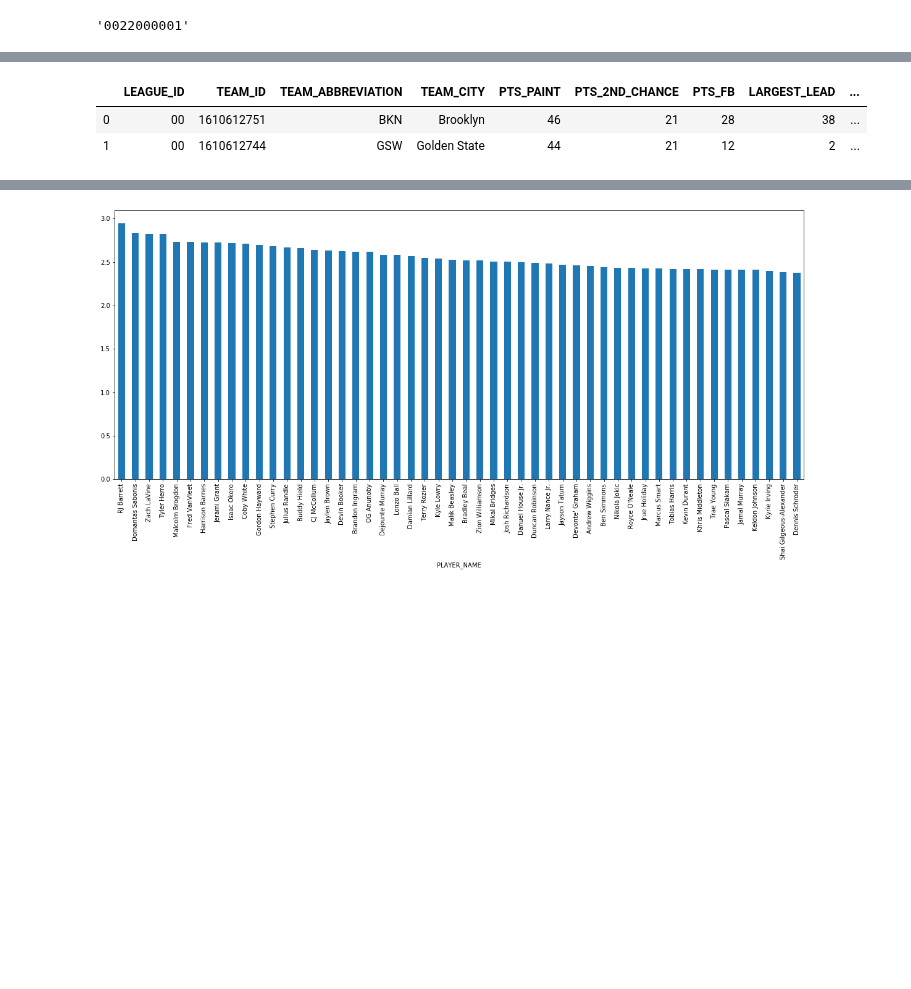
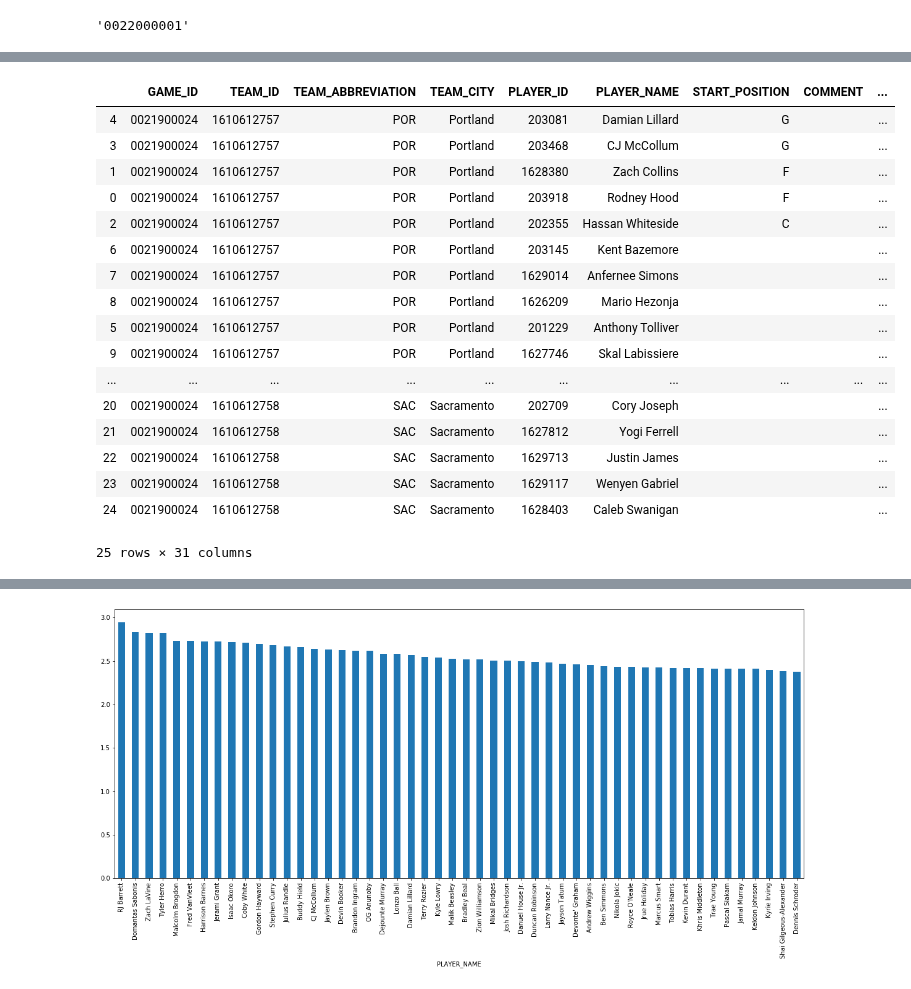
Before and after one commit to jnish23/NBA_Model, a Jupyter notebook: Exploring NBA_api.ipynb, the cells around one changed output, grey strips where cells are left out. Saved outputs shown, nothing was run; the diff lists cells and outputs as text; code cells hidden in the pictures; blank space fills up the shorter version.

```diff
--- a/Exploring NBA_api.ipynb
+++ b/Exploring NBA_api.ipynb
@@ -127,5 +98,5 @@ Series([], Name: id, dtype: int64)
 # %%
-game_ids_2020 = gamelogs['GAME_ID'].values
+game_ids_2019 = gamelogs['GAME_ID'].values
 # %%
 boxscoresummaryv2.BoxScoreSummaryV2(game_ids_2020[0]).get_data_frames()[5]
 # %% [output]
@@ -303,7 +274,41 @@ boxscore_misc_team.groupby(['TEAM_NAME'])[cols].mean().sort_values(['PTS_2ND_CHA
 | Pistons | 19.090909 | 15.363636 | 9.272727 | 44.909091 | 15.909091 | 11.727273 | 12.818182 | ... |
 | Lakers | 16.076923 | 15.769231 | 15.692308 | 49.384615 | 17.538462 | 11.846154 | 12.615385 | ... |
 | Hawks | 16.100000 | 16.800000 | 11.600000 | 44.400000 | 14.700000 | 12.200000 | 10.100000 | ... |
+# %%
+import numpy as np
+player_boxscores = boxscoreadvancedv2.BoxScoreAdvancedV2(game_id=game_id, end_period=period).get_data_frames()[0]
+player_boxscores['MIN'] = pd.to_datetime(player_boxscores['MIN'], format='%M:%S')
+player_boxscores['MIN'] = pd.DatetimeIndex(player_boxscores['MIN']).minute + pd.DatetimeIndex(player_boxscores['MIN']).second / 60
+
+player_boxscores.sort_values(['TEAM_ABBREVIATION', 'MIN'], ascending=[True, False], inplace=True)
+
+stats = player_boxscores.columns[10:]
+
+
+player_boxscores
+# %% [output]
+|  | GAME_ID | TEAM_ID | TEAM_ABBREVIATION | TEAM_CITY | PLAYER_ID | PLAYER_NAME | START_POSITION | COMMENT | ... |
+| 4 | 0021900024 | 1610612757 | POR | Portland | 203081 | Damian Lillard | G |  | ... |
+| 3 | 0021900024 | 1610612757 | POR | Portland | 203468 | CJ McCollum | G |  | ... |
+| 1 | 0021900024 | 1610612757 | POR | Portland | 1628380 | Zach Collins | F |  | ... |
+| 0 | 0021900024 | 1610612757 | POR | Portland | 203918 | Rodney Hood | F |  | ... |
+| 2 | 0021900024 | 1610612757 | POR | Portland | 202355 | Hassan Whiteside | C |  | ... |
+| 6 | 0021900024 | 1610612757 | POR | Portland | 203145 | Kent Bazemore |  |  | ... |
+| 7 | 0021900024 | 1610612757 | POR | Portland | 1629014 | Anfernee Simons |  |  | ... |
+| 8 | 0021900024 | 1610612757 | POR | Portland | 1626209 | Mario Hezonja |  |  | ... |
+| 5 | 0021900024 | 1610612757 | POR | Portland | 201229 | Anthony Tolliver |  |  | ... |
+| 9 | 0021900024 | 1610612757 | POR | Portland | 1627746 | Skal Labissiere |  |  | ... |
+| ... | ... | ... | ... | ... | ... | ... | ... | ... | ... |
+| 20 | 0021900024 | 1610612758 | SAC | Sacramento | 202709 | Cory Joseph |  |  | ... |
+| 21 | 0021900024 | 1610612758 | SAC | Sacramento | 1627812 | Yogi Ferrell |  |  | ... |
+| 22 | 0021900024 | 1610612758 | SAC | Sacramento | 1629713 | Justin James |  |  | ... |
+| 23 | 0021900024 | 1610612758 | SAC | Sacramento | 1629117 | Wenyen Gabriel |  |  | ... |
+| 24 | 0021900024 | 1610612758 | SAC | Sacramento | 1628403 | Caleb Swanigan |  |  | ... |
+25 rows × 31 columns
 # %%
+from nba_api.stats.static import players, teams
+from nba_api.stats.endpoints import leaguegamelog
+from nba_api.stats.endpoints import playergamelogs
 from nba_api.stats.endpoints import boxscoreadvancedv2
 from nba_api.stats.endpoints import boxscorefourfactorsv2
 from nba_api.stats.endpoints import boxscoremiscv2
@@ -314,11 +319,27 @@ from nba_api.stats.endpoints import boxscorescoringv2
 from nba_api.stats.endpoints import boxscorematchups
 from nba_api.stats.endpoints import boxscoretraditionalv2
 from nba_api.stats.endpoints import boxscoresummaryv2
+from nba_api.stats.endpoints import leaguedashplayershotlocations
+from nba_api.stats.endpoints import leaguedashplayerclutch
+from nba_api.stats.endpoints import hustlestatsboxscore
+from nba_api.stats.endpoints import leaguedashoppptshot
+from nba_api.stats.endpoints import leaguedashplayerptshot
+from nba_api.stats.endpoints import leaguedashptdefend
+# def get_data():
 
 period = 0   # All
-game_id = game_ids_2020[0]
-# Player [0] or Team [1] Stats
-# boxscoreadvancedv2.BoxScoreAdvancedV2(game_id=game_id, end_period=period).get_data_frames()[0]
+season = '2019-20'
+
+gamelogs = leaguegamelog.LeagueGameLog(season=season).get_data_frames()[0]
+
+game_ids = gamelogs['GAME_ID'].unique()
+
+
+# for game_id in game_ids:
+# # Player [0] or Team [1] Stats
+# player_advanced_boxscores = []
+# team_advanced_boxscores = []
+# player_boxscores = boxscoreadvancedv2.BoxScoreAdvancedV2(game_id=game_id, end_period=period).get_data_frames()[0]
 
 # Player [0] or Team [1] Stats
 # boxscorefourfactorsv2.BoxScoreFourFactorsV2(game_id=game_id, end_period=period).get_data_frames()[0]
@@ -342,8 +363,12 @@ game_id = game_ids_2020[0]
 # boxscoretraditionalv2.BoxScoreTraditionalV2(game_id=game_id).get_data_frames()[1]
 
 # [1]: PTS_PAINT, PTS_2ND_CHANCE, PTS_FB etc, [5]: LineScore (pts by quarter)
-boxscoresummaryv2.BoxScoreSummaryV2(game_id=game_id).get_data_frames()[1]
+# boxscoresummaryv2.BoxScoreSummaryV2(game_id=game_id).get_data_frames()[1]
+
+# Player [2] Hustle Box Score Stats and Team [3] Hustle Box Score Stats
+# hustlestatsboxscore.HustleStatsBoxScore(game_id=game_ids[0]).get_data_frames()[2]
+
+
+# leaguedashoppptshot.LeagueDashOppPtShot(per_mode_simple='PerGame', season=season,).get_data_frames()[0]
+
+# leaguedashptdefend.LeagueDashPtDefend(season=season, date_to_nullable='2019-11-12').get_data_frames()[0]
-# %% [output]
-|  | LEAGUE_ID | TEAM_ID | TEAM_ABBREVIATION | TEAM_CITY | PTS_PAINT | PTS_2ND_CHANCE | PTS_FB | LARGEST_LEAD | ... |
-| 0 | 00 | 1610612751 | BKN | Brooklyn | 46 | 21 | 28 | 38 | ... |
-| 1 | 00 | 1610612744 | GSW | Golden State | 44 | 21 | 12 | 2 | ... |
```
Also changed, not shown: parts of 11 cells of this notebook, 11 other files.
